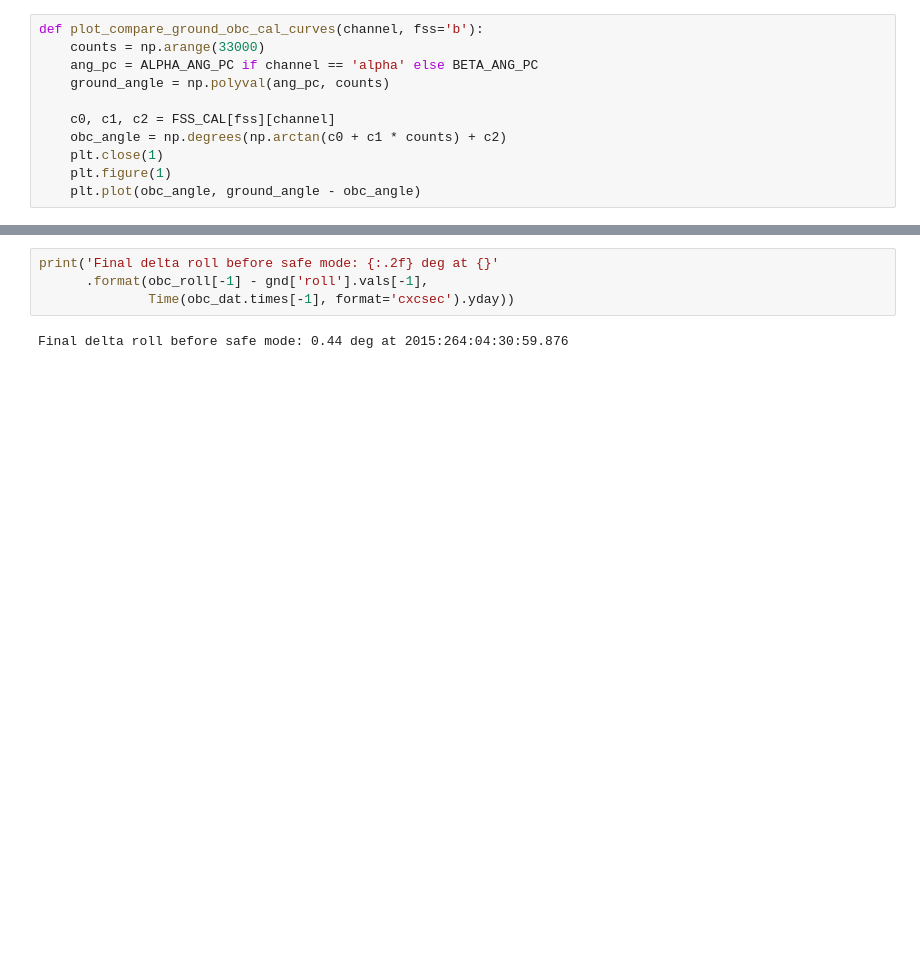
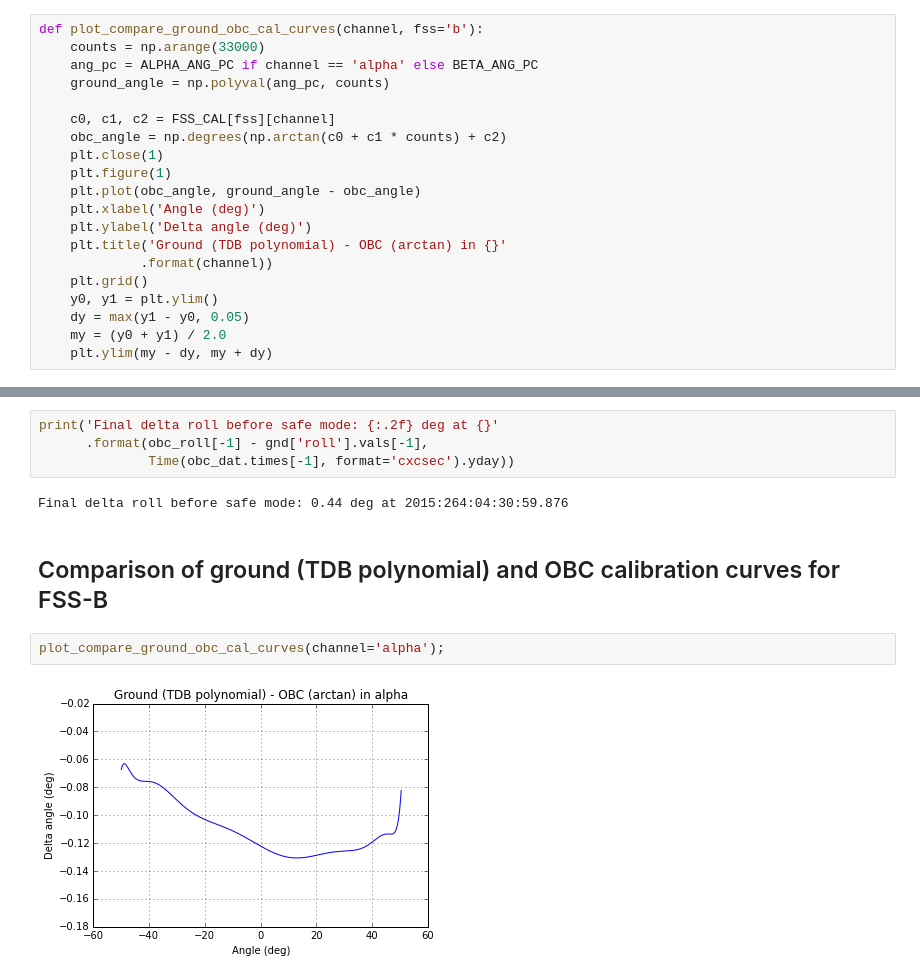
Before and after one commit to sot/safemode_2015264, a Jupyter notebook: fss_calibration.ipynb, the cells around one changed output, grey strips where cells are left out. Cells and saved outputs as stored; diff of their text form; blank space fills up the shorter version.

Commit message:
Add comparison of ground vs OBC calibration curves

```diff
--- a/fss_calibration.ipynb
+++ b/fss_calibration.ipynb
@@ -63,6 +63,15 @@ def plot_compare_ground_obc_cal_curves(channel, fss='b'):
     plt.close(1)
     plt.figure(1)
     plt.plot(obc_angle, ground_angle - obc_angle)
+    plt.xlabel('Angle (deg)')
+    plt.ylabel('Delta angle (deg)')
+    plt.title('Ground (TDB polynomial) - OBC (arctan) in {}'
+             .format(channel))
+    plt.grid()
+    y0, y1 = plt.ylim()
+    dy = max(y1 - y0, 0.05)
+    my = (y0 + y1) / 2.0
+    plt.ylim(my - dy, my + dy)
 # %%
 def ground_to_obc(angle, channel, fss='b'):
     """
@@ -211,3 +220,9 @@ print('Final delta roll before safe mode: {:.2f} deg at {}'
               Time(obc_dat.times[-1], format='cxcsec').yday))
 # %% [output]
 Final delta roll before safe mode: 0.44 deg at 2015:264:04:30:59.876
+# %% [markdown]
+## Comparison of ground (TDB polynomial) and OBC calibration curves for FSS-B
+# %%
+plot_compare_ground_obc_cal_curves(channel='alpha');
+# %% [output]
+[figure, added]
```
Also changed, not shown: parts of 1 cell of this notebook.
